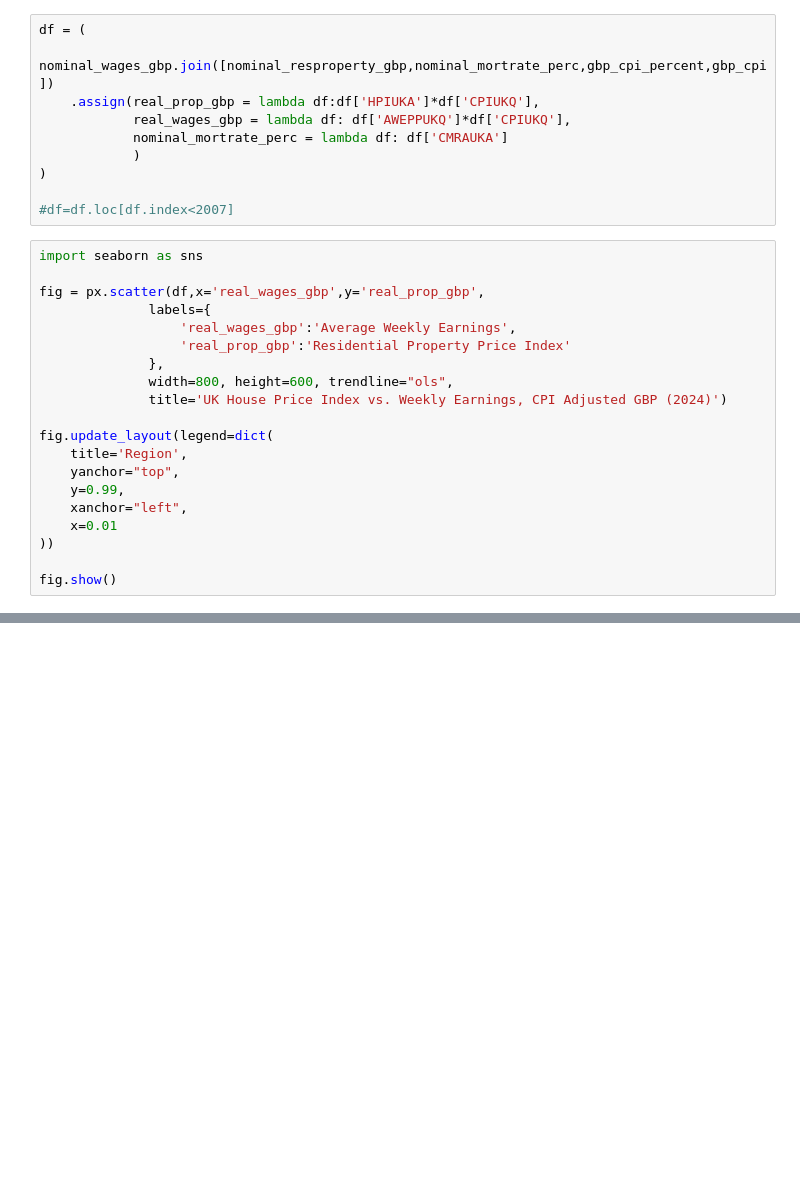
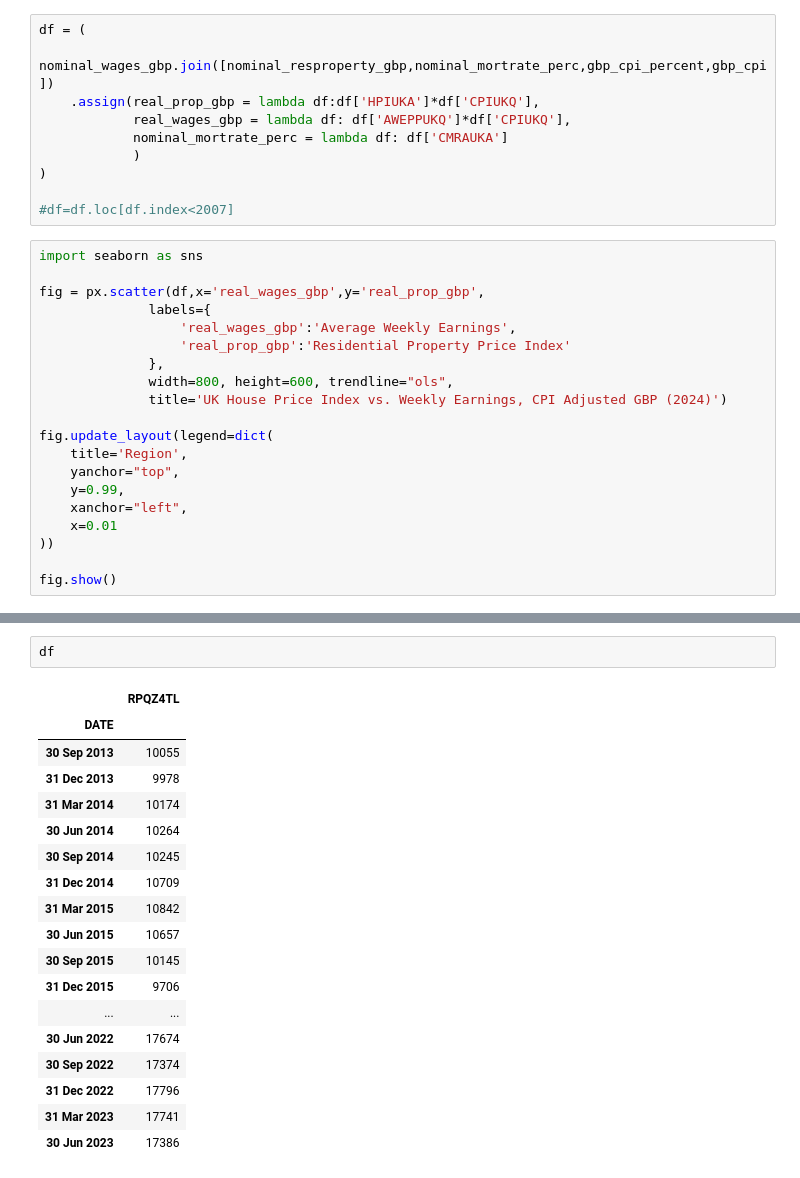
Before and after one commit to jamiegleave/UK_LandReg_PricePaid, a Jupyter notebook: values_oct.ipynb, the cells around one changed output, grey strips where cells are left out. Cells and saved outputs as stored; diff of their text form; blank space fills up the shorter version.

```diff
--- a/values_oct.ipynb
+++ b/values_oct.ipynb
@@ -348,0 +423,21 @@ sns.scatterplot(x=df_test.index,y=df_test['real_wages_gbp'])
+# %%
+df
+# %% [output]
+|  | RPQZ4TL |
+| DATE |  |
+| 30 Sep 2013 | 10055 |
+| 31 Dec 2013 | 9978 |
+| 31 Mar 2014 | 10174 |
+| 30 Jun 2014 | 10264 |
+| 30 Sep 2014 | 10245 |
+| 31 Dec 2014 | 10709 |
+| 31 Mar 2015 | 10842 |
+| 30 Jun 2015 | 10657 |
+| 30 Sep 2015 | 10145 |
+| 31 Dec 2015 | 9706 |
+| ... | ... |
+| 30 Jun 2022 | 17674 |
+| 30 Sep 2022 | 17374 |
+| 31 Dec 2022 | 17796 |
+| 31 Mar 2023 | 17741 |
+| 30 Jun 2023 | 17386 |
```
Also changed, not shown: parts of 9 cells of this notebook.
